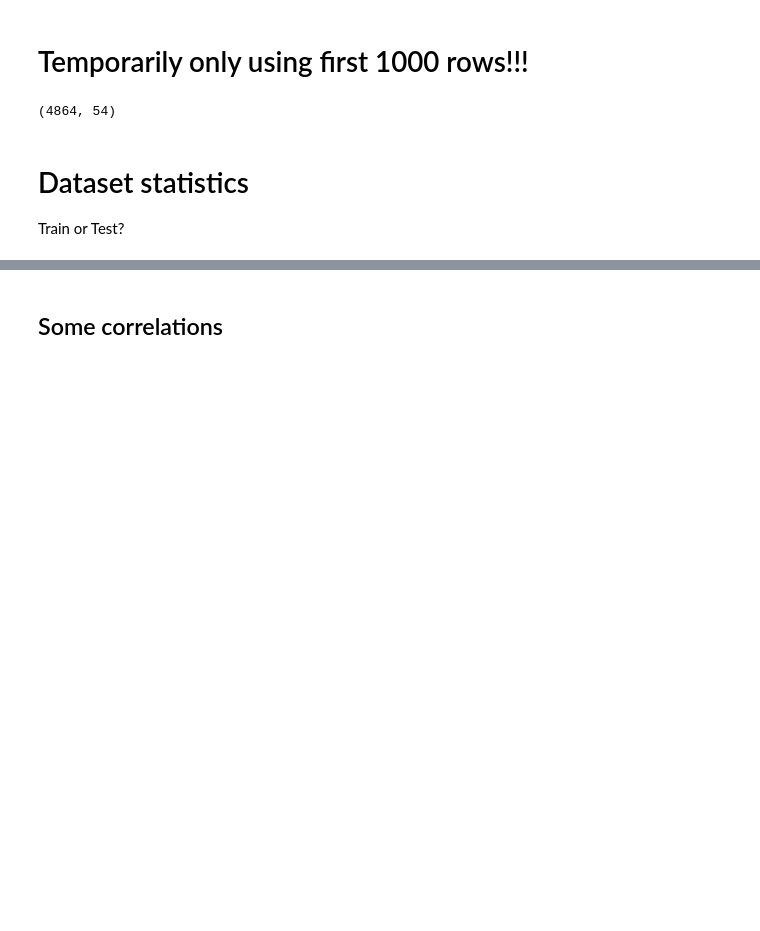
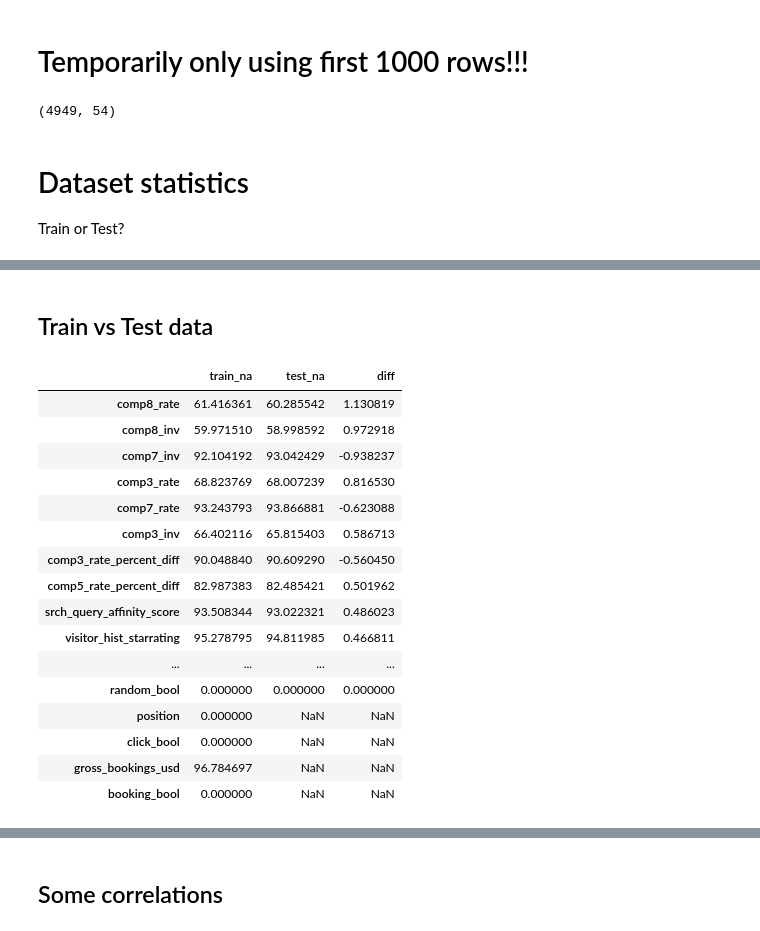
Before and after one commit to OlegBEZb/Personalize-Expedia-Hotel-Searches, a Jupyter notebook: EDA.ipynb, the cells around one changed output, grey strips where cells are left out. Drawn from its saved outputs; the diff is of its cells as text; code cells hidden in the pictures; blank space fills up the shorter version.

```diff
--- a/EDA.ipynb
+++ b/EDA.ipynb
@@ -32,9 +35,9 @@ df['date_time'] = pd.to_datetime(df['date_time'])
 # #          skiprows=lambda i: i>0 and random.random() > p
 # )
 # %%
-df.shape
+df_test.shape
 # %% [output]
-(4864, 54)
+(4949, 54)
 # %% [markdown]
 # Dataset statistics
 
@@ -44,3 +47,5 @@ profile = ProfileReport(df, title="Pandas Profiling Report", minimal=True)
 profile.to_notebook_iframe()
 # %% [output]
 [interactive output not drawn]
+# %% [markdown]
+## Train vs Test data
@@ -46,0 +55,31 @@ profile.to_notebook_iframe()
+# %%
+df_stats = pd.DataFrame(index=df.columns)
+
+for col in df.columns:
+    df_stats.loc[col, 'train_na'] = df[col].isnull().sum() * 100 / len(df)
+
+    if col in df_test.columns:
+        df_stats.loc[col, 'test_na'] = df_test[col].isnull().sum() * 100 / len(df_test)
+    else:
+        df_stats.loc[col, 'test_na'] = np.nan
+
+    df_stats.loc[col, 'diff'] = df_stats.loc[col, 'train_na'] - df_stats.loc[col, 'test_na']
+df_stats.sort_values('diff', key= lambda x: abs(x), ascending=False)
+# %% [output]
+|  | train_na | test_na | diff |
+| comp8_rate | 61.416361 | 60.285542 | 1.130819 |
+| comp8_inv | 59.971510 | 58.998592 | 0.972918 |
+| comp7_inv | 92.104192 | 93.042429 | -0.938237 |
+| comp3_rate | 68.823769 | 68.007239 | 0.816530 |
+| comp7_rate | 93.243793 | 93.866881 | -0.623088 |
+| comp3_inv | 66.402116 | 65.815403 | 0.586713 |
+| comp3_rate_percent_diff | 90.048840 | 90.609290 | -0.560450 |
+| comp5_rate_percent_diff | 82.987383 | 82.485421 | 0.501962 |
+| srch_query_affinity_score | 93.508344 | 93.022321 | 0.486023 |
+| visitor_hist_starrating | 95.278795 | 94.811985 | 0.466811 |
+| ... | ... | ... | ... |
+| random_bool | 0.000000 | 0.000000 | 0.000000 |
+| position | 0.000000 | NaN | NaN |
+| click_bool | 0.000000 | NaN | NaN |
+| gross_bookings_usd | 96.784697 | NaN | NaN |
+| booking_bool | 0.000000 | NaN | NaN |
```
Also changed, not shown: parts of 3 cells of this notebook.
